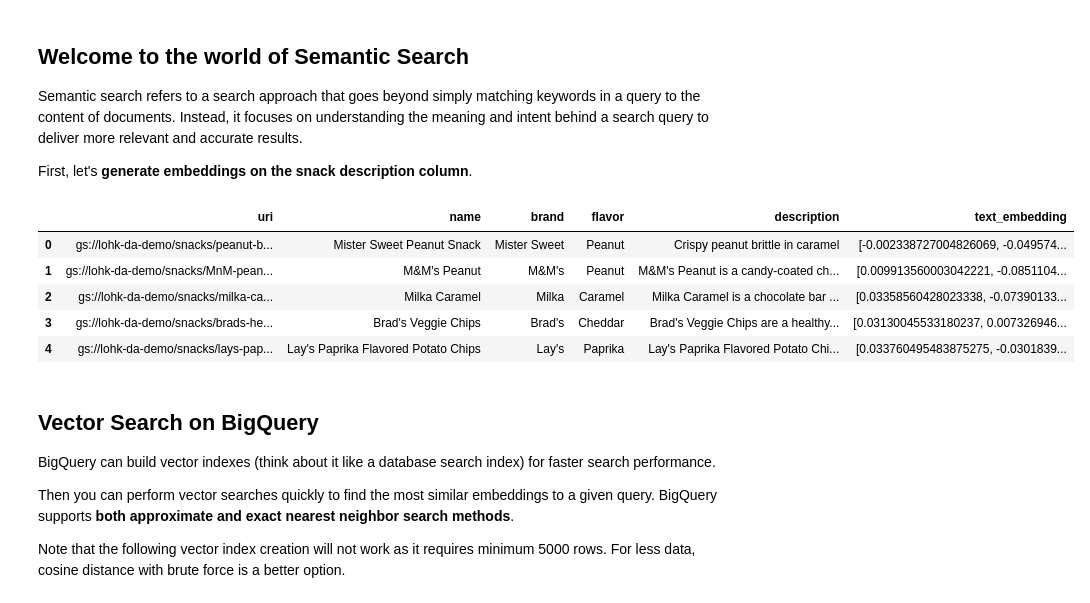
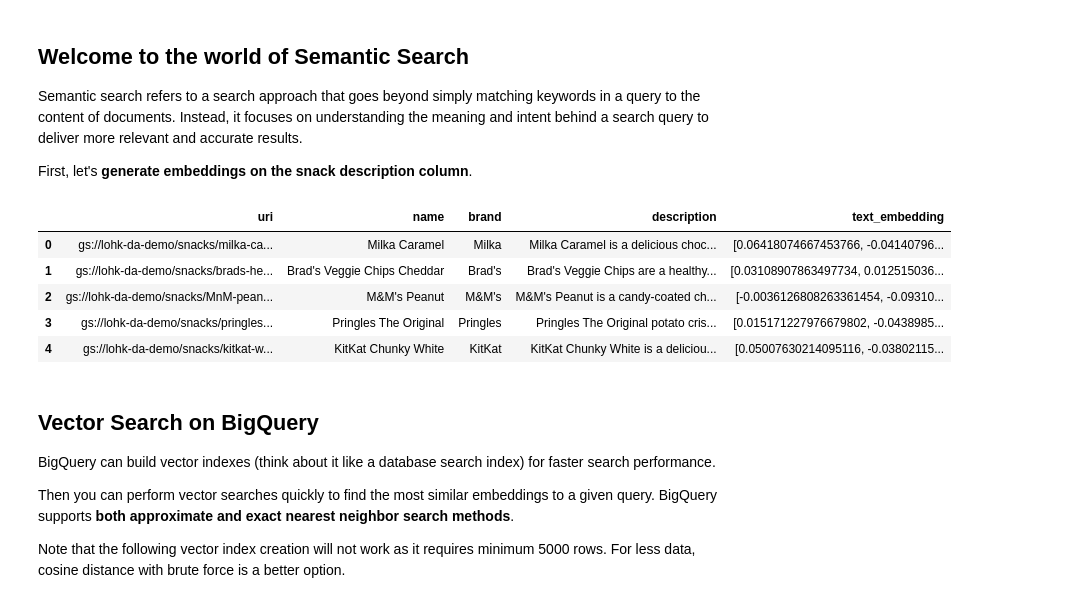
Before and after one commit to steveloh/demo, a Jupyter notebook: bigquery/gemini/Demo - Building a Snack Specialist Store in minutes.ipynb, the cells around one changed output. Drawn from its saved outputs; the diff is of its cells as text; code cells hidden in the pictures.

```diff
--- a/bigquery/gemini/Demo - Building a Snack Specialist Store in minutes.ipynb
+++ b/bigquery/gemini/Demo - Building a Snack Specialist Store in minutes.ipynb
@@ -201,27 +200,27 @@ First, let's **generate embeddings on the snack description column**.
 # %%
 # generate text embeddings for a description column (must be renamed to 'content')
 # it will generate embedding of 768 inner records because a text-embeddings produces 768 dimenions
 
 %%bigquery
 CREATE OR REPLACE TABLE `snack_specialist.snack_embeddings`
-AS SELECT uri, name, brand, flavor, content as description, text_embedding
+AS SELECT uri, name, brand, content as description, text_embedding
 FROM
   ML.GENERATE_TEXT_EMBEDDING(
     MODEL `snack_specialist.embedding_model`,
-    (SELECT uri, name, brand, flavor, description as content
+    (SELECT uri, name, brand, description as content
       FROM `snack_specialist.snack` limit 10
     ),
     STRUCT(TRUE AS flatten_json_output)
   );
 
 SELECT * FROM `snack_specialist.snack_embeddings` limit 5;
 # %% [output]
-|  | uri | name | brand | flavor | description | text_embedding |
-| 0 | gs://lohk-da-demo/snacks/peanut-b... | Mister Sweet Peanut Snack | Mister Sweet | Peanut | Crispy peanut brittle in caramel | [-0.002338727004826069, -0.049574... |
-| 1 | gs://lohk-da-demo/snacks/MnM-pean... | M&M's Peanut | M&M's | Peanut | M&M's Peanut is a candy-coated ch... | [0.009913560003042221, -0.0851104... |
-| 2 | gs://lohk-da-demo/snacks/milka-ca... | Milka Caramel | Milka | Caramel | Milka Caramel is a chocolate bar ... | [0.03358560428023338, -0.07390133... |
-| 3 | gs://lohk-da-demo/snacks/brads-he... | Brad's Veggie Chips | Brad's | Cheddar | Brad's Veggie Chips are a healthy... | [0.03130045533180237, 0.007326946... |
-| 4 | gs://lohk-da-demo/snacks/lays-pap... | Lay's Paprika Flavored Potato Chips | Lay's | Paprika | Lay's Paprika Flavored Potato Chi... | [0.033760495483875275, -0.0301839... |
+|  | uri | name | brand | description | text_embedding |
+| 0 | gs://lohk-da-demo/snacks/milka-ca... | Milka Caramel | Milka | Milka Caramel is a delicious choc... | [0.06418074667453766, -0.04140796... |
+| 1 | gs://lohk-da-demo/snacks/brads-he... | Brad's Veggie Chips Cheddar | Brad's | Brad's Veggie Chips are a healthy... | [0.03108907863497734, 0.012515036... |
+| 2 | gs://lohk-da-demo/snacks/MnM-pean... | M&M's Peanut | M&M's | M&M's Peanut is a candy-coated ch... | [-0.0036126808263361454, -0.09310... |
+| 3 | gs://lohk-da-demo/snacks/pringles... | Pringles The Original | Pringles | Pringles The Original potato cris... | [0.015171227976679802, -0.0438985... |
+| 4 | gs://lohk-da-demo/snacks/kitkat-w... | KitKat Chunky White | KitKat | KitKat Chunky White is a deliciou... | [0.05007630214095116, -0.03802115... |
 # %% [markdown]
 ## Vector Search on BigQuery
 
```
Also changed, not shown: parts of 9 cells of this notebook.
